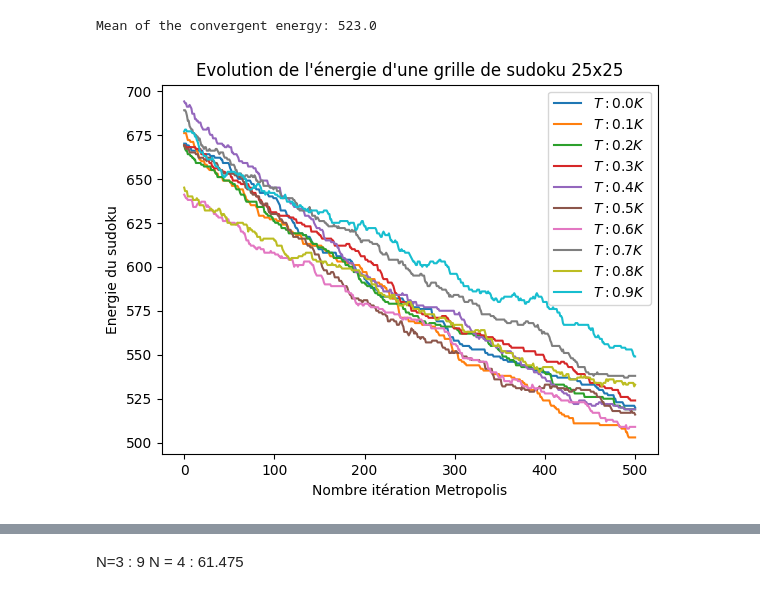
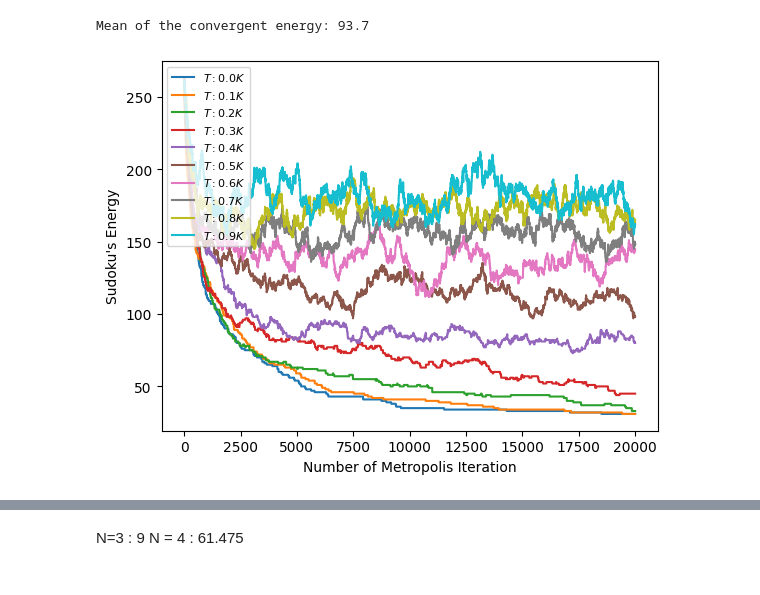
Before and after one commit to Gabriel-lct/ising-model-research, a Jupyter notebook: python/sudoku.ipynb, the cells around one changed output, grey strips where cells are left out. Drawn from its saved outputs; the diff is of its cells as text; code cells hidden in the pictures.

```diff
--- a/python/sudoku.ipynb
+++ b/python/sudoku.ipynb
@@ -94,7 +154,7 @@ def metropolis(sudoku, N, T, nb_iter):
 
   return sudoku, Es
 # %%
-n = 5
+n = 4
 N = n**2
 T = 0.01
 # Metropolis number of iteration
@@ -135,33 +195,32 @@ Sudoku of size 25x25, current energy: 664
 # %%
-n = 5
+n = 4
 N = n**2
 T = 0.01
 # Metropolis number of iteration
-nb_iter = 500
+nb_iter = 20000
 
 Es_final = []
-
+sudoku_init = init_sudoku(n)  # Sudoku de référence
 for T in np.arange(10)*0.1:
-  sudoku = init_sudoku(n)
-  init_E = calculate_energy(sudoku)
-
   t = np.arange(nb_iter + 1) # +1 due to init configuration
+  sudoku = sudoku_init.copy()  # Copie fraîche à chaque itération
   _, Es = metropolis(sudoku, N, T, nb_iter)
 
   Es_final.append(Es[-1])
 
   plt.plot(t, Es, label=f'$T: {round(T, 3)}K$')
 
 Es_final = np.array(Es_final)
 print(f'Mean of the convergent energy: {Es_final.mean()}')
-plt.xlabel('Nombre itération Metropolis')
-plt.ylabel('Energie du sudoku')
-plt.title(f'Evolution de l\'énergie d\'une grille de sudoku {N}x{N}')
-plt.legend()
+plt.xlabel('Number of Metropolis Iteration')
+plt.ylabel('Sudoku\'s Energy')
+#plt.title(f'Evolution de l\'énergie d\'une grille de sudoku {N}x{N}')
+plt.savefig('../figures/sudoku/energy/9.png', bbox_inches='tight')
+plt.legend(loc='upper left', fontsize=8)
 plt.show()
 # %% [output]
-Mean of the convergent energy: 523.0
+Mean of the convergent energy: 93.7
-[figure, old version]
+[figure, new version]
 # %%
 n = 4
 sudo = init_sudoku(n)
```
Also changed, not shown: parts of 12 cells of this notebook, 40 other files.
